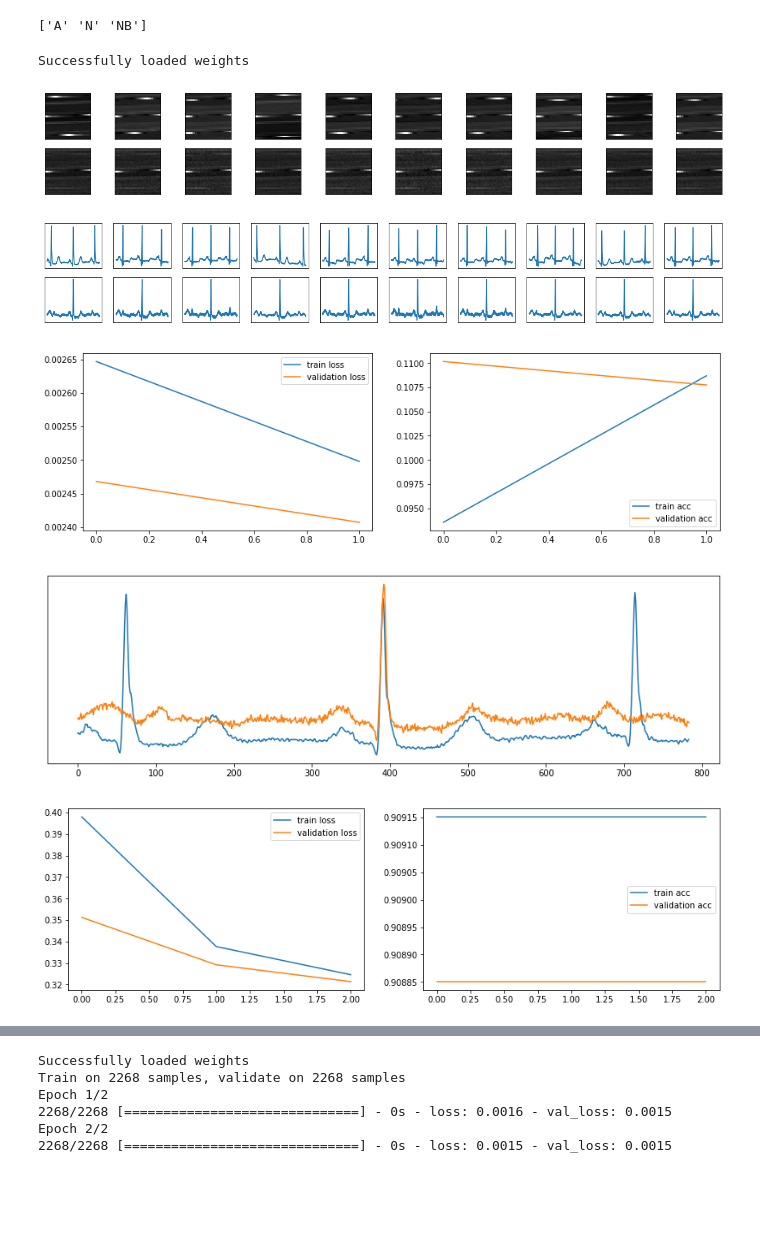
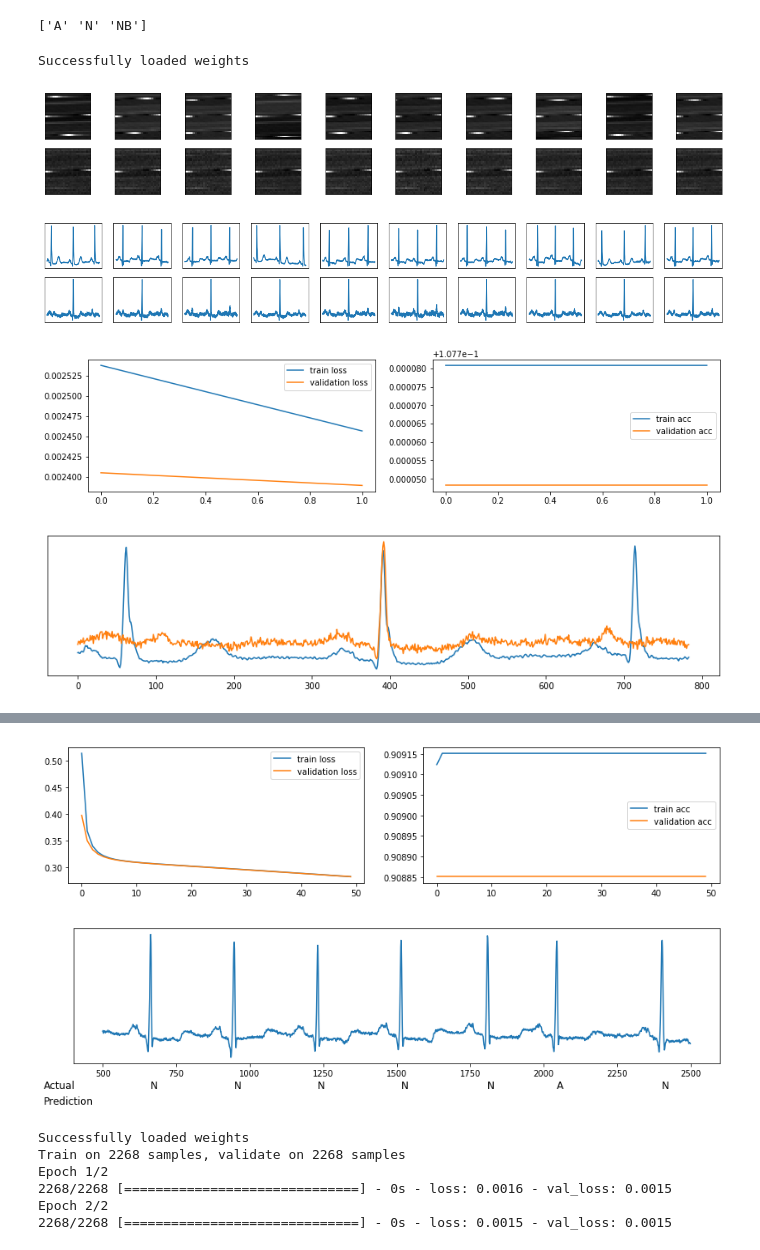
Before and after one commit to piotrbazan/machine-learning, a Jupyter notebook: projects/ecg/ecg.ipynb, the cells around one changed output, grey strips where cells are left out. Drawn from its saved outputs; the diff is of its cells as text; code cells hidden in the pictures; blank space fills up the shorter version.

```diff
--- a/projects/ecg/ecg.ipynb
+++ b/projects/ecg/ecg.ipynb
@@ -45,13 +50,9 @@ sig = data[0]['signals']
 # %%
 encoders = create_encoders(784, [], 64)
 res = fit_encoders(encoders, x_train_beats, x_test_beats, epochs=2, filename='784_64.h5', load_prev=True)
-full_model = create_full_model(encoders[1], layers_dim=[3])
-fit_full_model(full_model, x_train, x_test, y_train, y_test, epochs=3, verbose=0)
-plot_validation_diagram(full_model, lb.classes_, ann, sig, 500, 2500)
 # %% [output]
 Successfully loaded weights
 [figure]
 [figure]
-[figure, old version]
+[figure, new version]
-[figure, old version]
+[figure, new version]
-[figure, removed]
@@ -59,3 +59,8 @@ Successfully loaded weights
+# %%
+run_full_model(encoders[1], epochs=50)
+# %% [output]
+[figure, added]
+[figure, added]
 # %%
 fit(create_encoders(784, [256, 128], 64), x_train, x_test, epochs=2, filename='weights/784_256_128_64.h5', load_prev=True)
 # %% [output]
```
Also changed, not shown: parts of 2 cells of this notebook, 1 other file.
